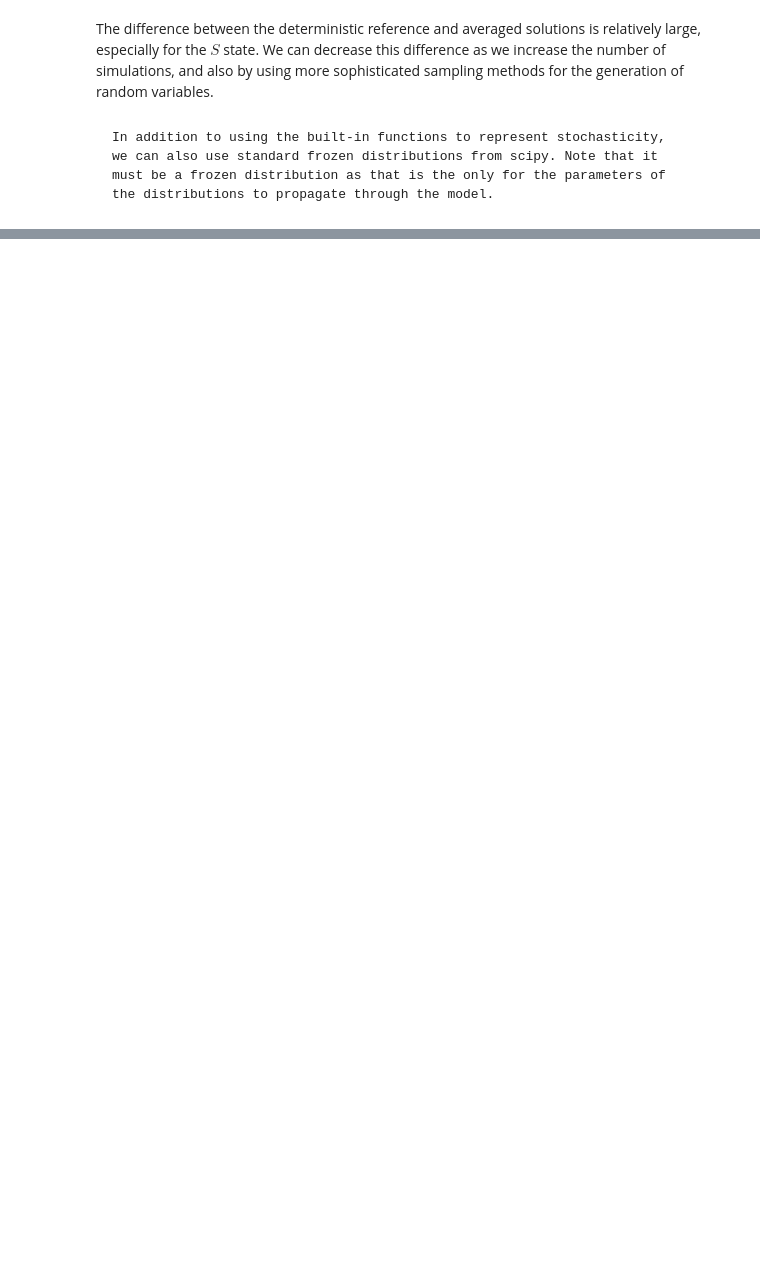
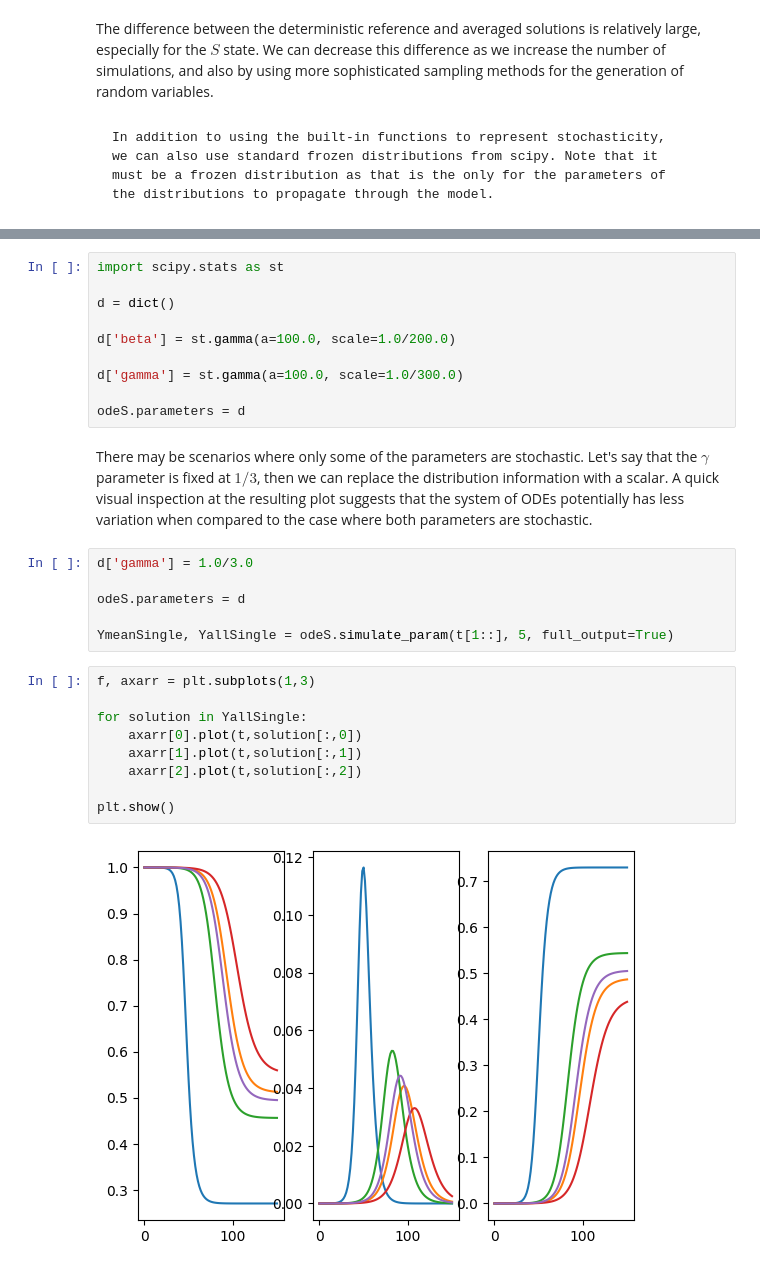
Before and after one commit to ukhsa-collaboration/pygom, a Jupyter notebook: docs/pygom-doc/notebooks/stochastic.ipynb, the cells around one changed output, grey strips where cells are left out. Saved outputs shown, nothing was run; the diff lists cells and outputs as text; blank space fills up the shorter version.

Commit message:
finish stochastic reformatting

```diff
--- a/docs/pygom-doc/notebooks/stochastic.ipynb
+++ b/docs/pygom-doc/notebooks/stochastic.ipynb
@@ -344,0 +138,34 @@ np.sum(np.abs(sim_diff12)))
+# %%
+import scipy.stats as st
+
+d = dict()
+
+d['beta'] = st.gamma(a=100.0, scale=1.0/200.0)
+
+d['gamma'] = st.gamma(a=100.0, scale=1.0/300.0)
+
+odeS.parameters = d
+# %% [markdown]
+There may be scenarios where only some of the parameters are
+stochastic. Let's say that the $\gamma$ parameter is fixed at $1/3$,
+then we can replace the distribution information with a scalar. A quick
+visual inspection at the resulting plot suggests that the system of ODEs
+potentially has less variation when compared to the case where both
+parameters are stochastic.
+# %%
+d['gamma'] = 1.0/3.0
+
+odeS.parameters = d
+
+YmeanSingle, YallSingle = odeS.simulate_param(t[1::], 5, full_output=True)
+# %%
+f, axarr = plt.subplots(1,3)
+
+for solution in YallSingle:
+    axarr[0].plot(t,solution[:,0])
+    axarr[1].plot(t,solution[:,1])
+    axarr[2].plot(t,solution[:,2])
+
+plt.show()
+# %% [output]
+[figure, added]
```
Also changed, not shown: parts of 15 cells of this notebook.
